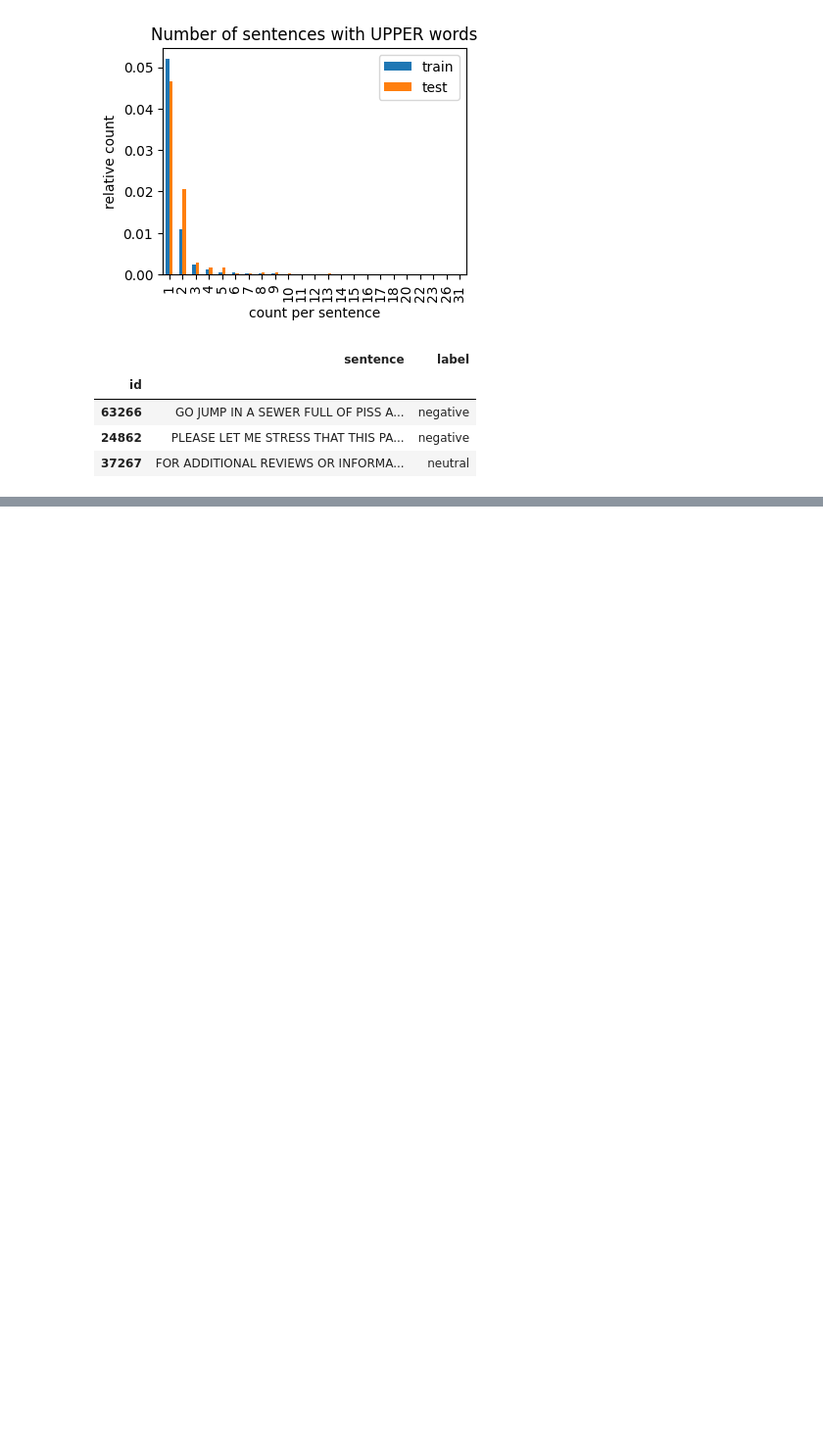
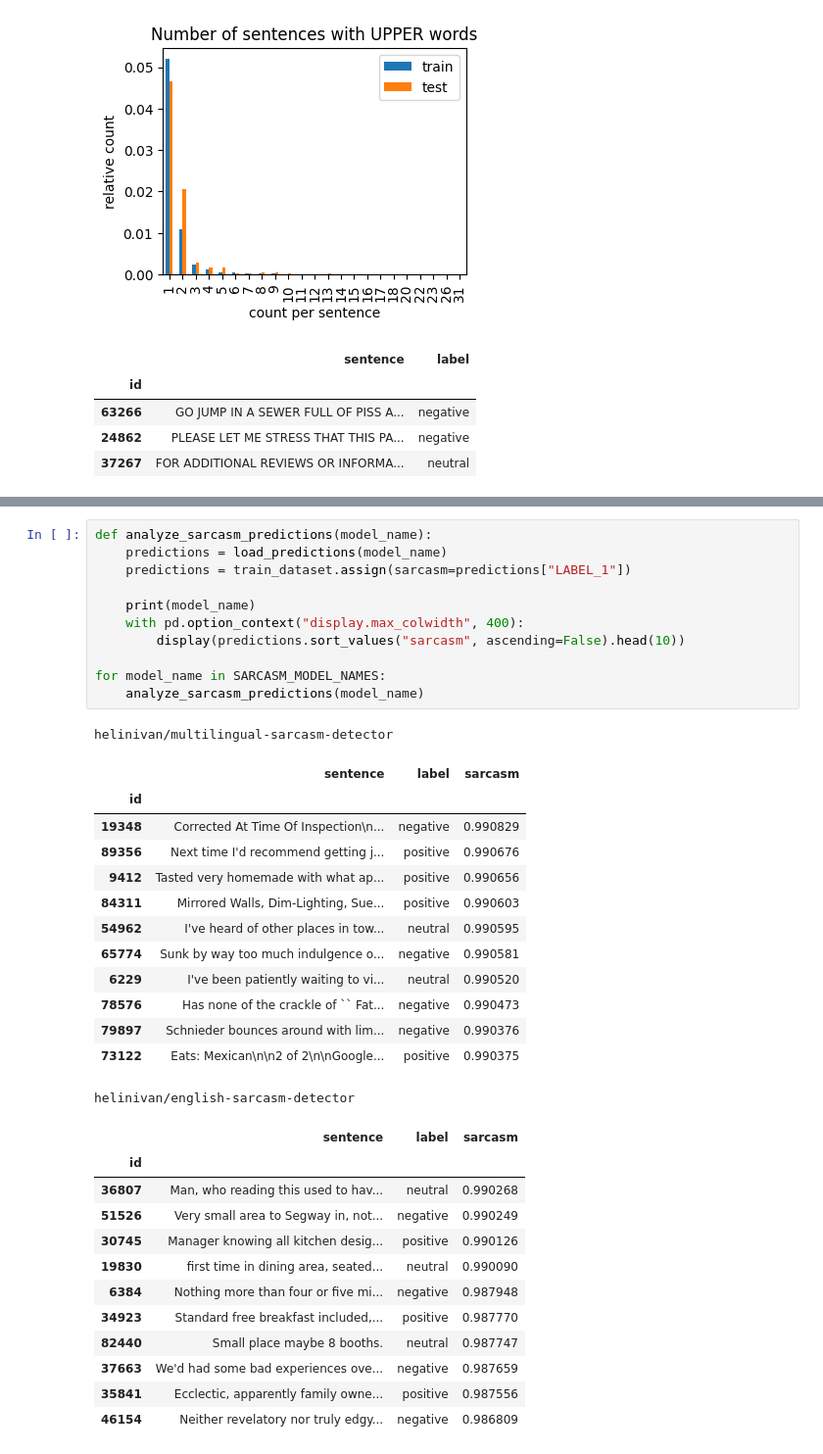
Before and after one commit to tavis-siebert/CIL-2025, a Jupyter notebook: notebooks/data_analysis.ipynb, the cells around one changed output, grey strips where cells are left out. Shown at 98% size. Cells and saved outputs as stored; diff of their text form; blank space fills up the shorter version.

```diff
--- a/notebooks/data_analysis.ipynb
+++ b/notebooks/data_analysis.ipynb
@@ -395,0 +421,38 @@ with pd.option_context("display.max_colwidth", 400, "display.max_rows", 100):
+# %%
+def analyze_sarcasm_predictions(model_name):
+    predictions = load_predictions(model_name)
+    predictions = train_dataset.assign(sarcasm=predictions["LABEL_1"])
+
+    print(model_name)
+    with pd.option_context("display.max_colwidth", 400):
+        display(predictions.sort_values("sarcasm", ascending=False).head(10))
+
+for model_name in SARCASM_MODEL_NAMES:
+    analyze_sarcasm_predictions(model_name)
+# %% [output]
+helinivan/multilingual-sarcasm-detector
+|  | sentence | label | sarcasm |
+| id |  |  |  |
+| 19348 | Corrected At Time Of Inspection\n... | negative | 0.990829 |
+| 89356 | Next time I'd recommend getting j... | positive | 0.990676 |
+| 9412 | Tasted very homemade with what ap... | positive | 0.990656 |
+| 84311 | Mirrored Walls, Dim-Lighting, Sue... | positive | 0.990603 |
+| 54962 | I've heard of other places in tow... | neutral | 0.990595 |
+| 65774 | Sunk by way too much indulgence o... | negative | 0.990581 |
+| 6229 | I've been patiently waiting to vi... | neutral | 0.990520 |
+| 78576 | Has none of the crackle of `` Fat... | negative | 0.990473 |
+| 79897 | Schnieder bounces around with lim... | negative | 0.990376 |
+| 73122 | Eats: Mexican\n\n2 of 2\n\nGoogle... | positive | 0.990375 |
+helinivan/english-sarcasm-detector
+|  | sentence | label | sarcasm |
+| id |  |  |  |
+| 36807 | Man, who reading this used to hav... | neutral | 0.990268 |
+| 51526 | Very small area to Segway in, not... | negative | 0.990249 |
+| 30745 | Manager knowing all kitchen desig... | positive | 0.990126 |
+| 19830 | first time in dining area, seated... | neutral | 0.990090 |
+| 6384 | Nothing more than four or five mi... | negative | 0.987948 |
+| 34923 | Standard free breakfast included,... | positive | 0.987770 |
+| 82440 | Small place maybe 8 booths. | neutral | 0.987747 |
+| 37663 | We'd had some bad experiences ove... | negative | 0.987659 |
+| 35841 | Ecclectic, apparently family owne... | positive | 0.987556 |
+| 46154 | Neither revelatory nor truly edgy... | negative | 0.986809 |
```
Also changed, not shown: parts of 14 cells of this notebook.
